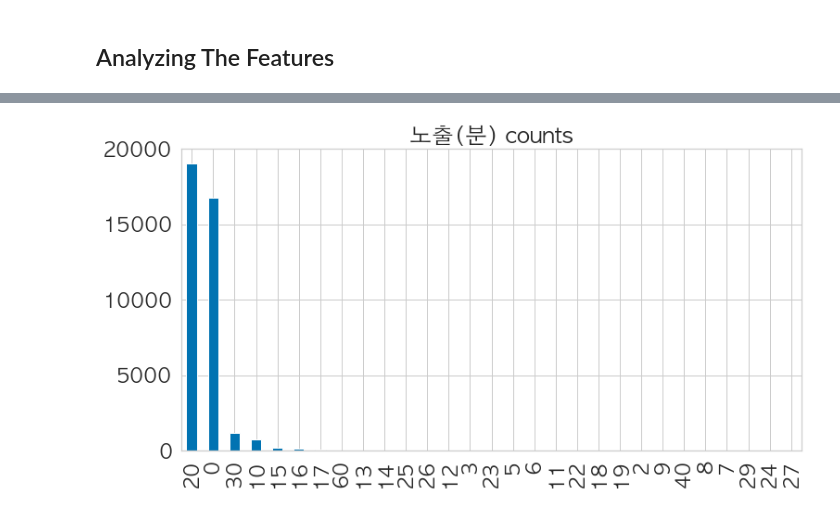
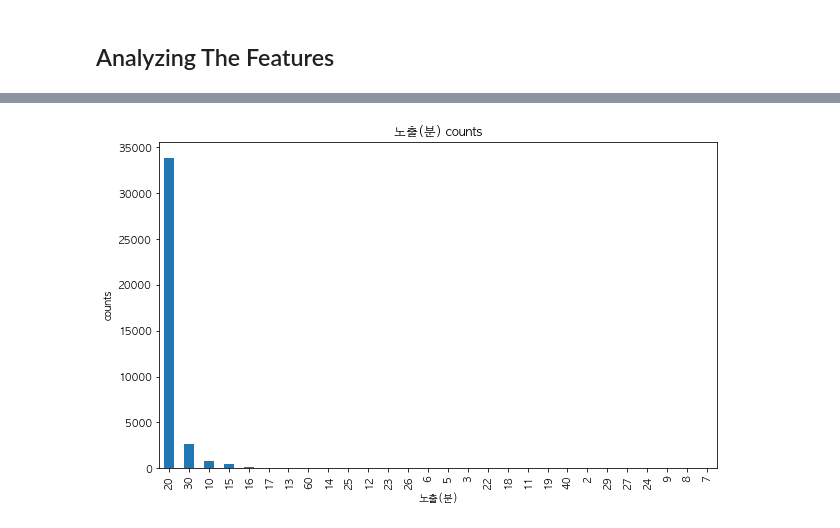
Before and after one commit to HongyeobKim/Project, a Jupyter notebook: NS-Shop/Data-Preparation-and-Exploration.ipynb, the cells around one changed output, grey strips where cells are left out. Saved outputs shown, nothing was run; the diff lists cells and outputs as text; code cells hidden in the pictures.

```diff
--- a/NS-Shop/Data-Preparation-and-Exploration.ipynb
+++ b/NS-Shop/Data-Preparation-and-Exploration.ipynb
@@ -244,0 +244,7 @@ Name: 노출(분), dtype: int64
+# %%
+%%time
+# 0분인 '노출(분)'의 값들을 동일한 상품의 시간으로 변경
+for i in range(0,len(sales_result_ds)):
+    if sales_result_ds.iloc[i]['노출(분)'] == 0:
+        if sales_result_ds.iloc[i-1]['노출(분)'] != 0:
+            sales_result_ds.iloc[i] = sales_result_ds.iloc[i].replace(sales_result_ds.iloc[i]['노출(분)'],sales_result_ds.iloc[i-1]['노출(분)'])
@@ -245,5 +274,7 @@ Name: 노출(분), dtype: int64
 # %%
-sales_result_ds['노출(분)'].value_counts().plot(kind = 'bar', figsize = (12,6), title = '노출(분) counts')
+sales_result_ds['노출(분)'].value_counts().plot(kind = 'bar', figsize = (10,6), title = '노출(분) counts')
+plt.xlabel('노출(분)')
+plt.ylabel('counts')
 plt.show()
 # %% [output]
-[figure, old version]
+[figure, new version]
```
Also changed, not shown: parts of 24 cells of this notebook.
